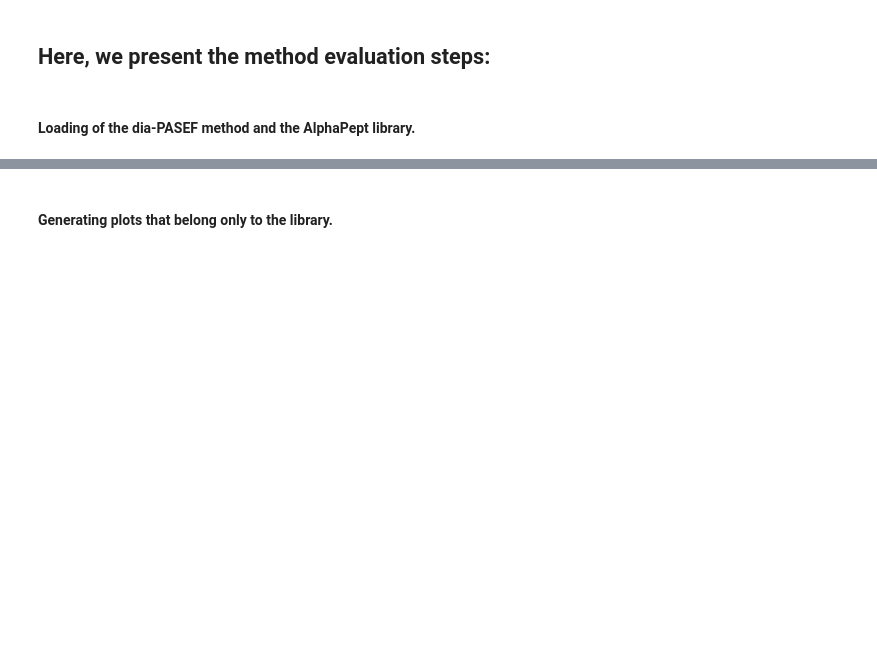
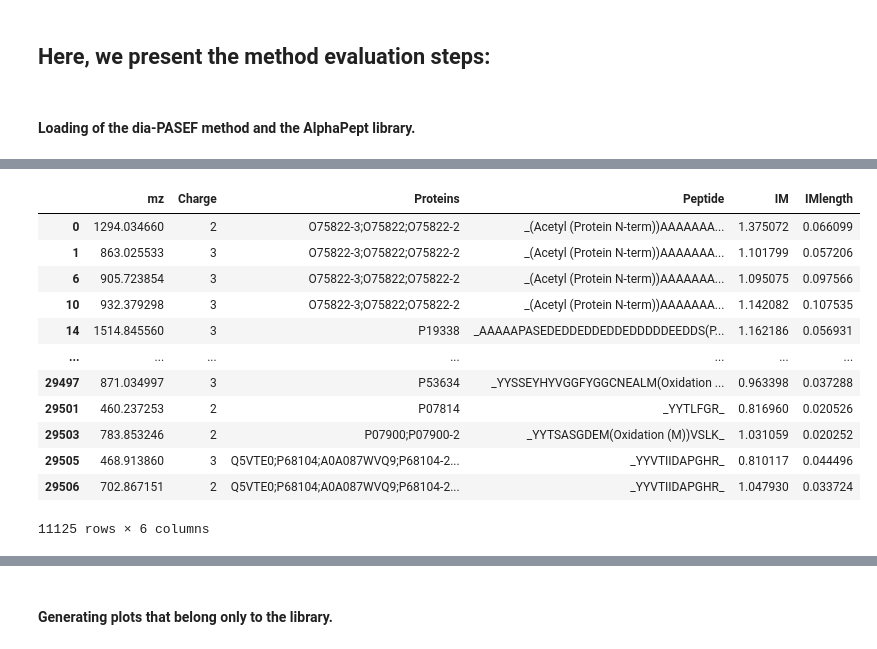
Before and after one commit to MannLabs/pydiaid, a Jupyter notebook: nbs/20231129_diaPASEF_method _generation.ipynb, the cells around one changed output, grey strips where cells are left out. Drawn from its saved outputs; the diff is of its cells as text; code cells hidden in the pictures; blank space fills up the shorter version.

```diff
--- a/nbs/20231129_diaPASEF_method _generation.ipynb
+++ b/nbs/20231129_diaPASEF_method _generation.ipynb
@@ -113,3 +113,11 @@ df_parameters_final = pd.read_csv(
 # %%
 dataframe = pd.read_csv(lib_name)  # .xls, .tsv, .txt
 lib = loader.__parse_alpha_pept(dataframe, 'None')
+# %%
+library_name = "/Users/patriciaskowronek/Documents/test_lib_py_diaid/AlphaPept_results.csv"
+lib = loader.load_library(
+    library_name,
+    'AlphaPept',
+    'None'
+)
+lib
@@ -115,0 +138,22 @@ lib = loader.__parse_alpha_pept(dataframe, 'None')
+# %%
+library_name = "/Users/patriciaskowronek/Documents/test_lib_py_diaid/evidence_Phospho_MaxQuant.txt"
+lib = loader.load_library(
+    library_name,
+    'MaxQuant',
+    'None'
+)
+lib
+# %% [output]
+|  | mz | Charge | Proteins | Peptide | IM | IMlength |
+| 0 | 1294.034660 | 2 | O75822-3;O75822;O75822-2 | _(Acetyl (Protein N-term))AAAAAAA... | 1.375072 | 0.066099 |
+| 1 | 863.025533 | 3 | O75822-3;O75822;O75822-2 | _(Acetyl (Protein N-term))AAAAAAA... | 1.101799 | 0.057206 |
+| 6 | 905.723854 | 3 | O75822-3;O75822;O75822-2 | _(Acetyl (Protein N-term))AAAAAAA... | 1.095075 | 0.097566 |
+| 10 | 932.379298 | 3 | O75822-3;O75822;O75822-2 | _(Acetyl (Protein N-term))AAAAAAA... | 1.142082 | 0.107535 |
+| 14 | 1514.845560 | 3 | P19338 | _AAAAAPASEDEDDEDDEDDEDDDDDEEDDS(P... | 1.162186 | 0.056931 |
+| ... | ... | ... | ... | ... | ... | ... |
+| 29497 | 871.034997 | 3 | P53634 | _YYSSEYHYVGGFYGGCNEALM(Oxidation ... | 0.963398 | 0.037288 |
+| 29501 | 460.237253 | 2 | P07814 | _YYTLFGR_ | 0.816960 | 0.020526 |
+| 29503 | 783.853246 | 2 | P07900;P07900-2 | _YYTSASGDEM(Oxidation (M))VSLK_ | 1.031059 | 0.020252 |
+| 29505 | 468.913860 | 3 | Q5VTE0;P68104;A0A087WVQ9;P68104-2... | _YYVTIIDAPGHR_ | 0.810117 | 0.044496 |
+| 29506 | 702.867151 | 2 | Q5VTE0;P68104;A0A087WVQ9;P68104-2... | _YYVTIIDAPGHR_ | 1.047930 | 0.033724 |
+11125 rows × 6 columns
```
Also changed, not shown: parts of 9 cells of this notebook, 5 other files.
